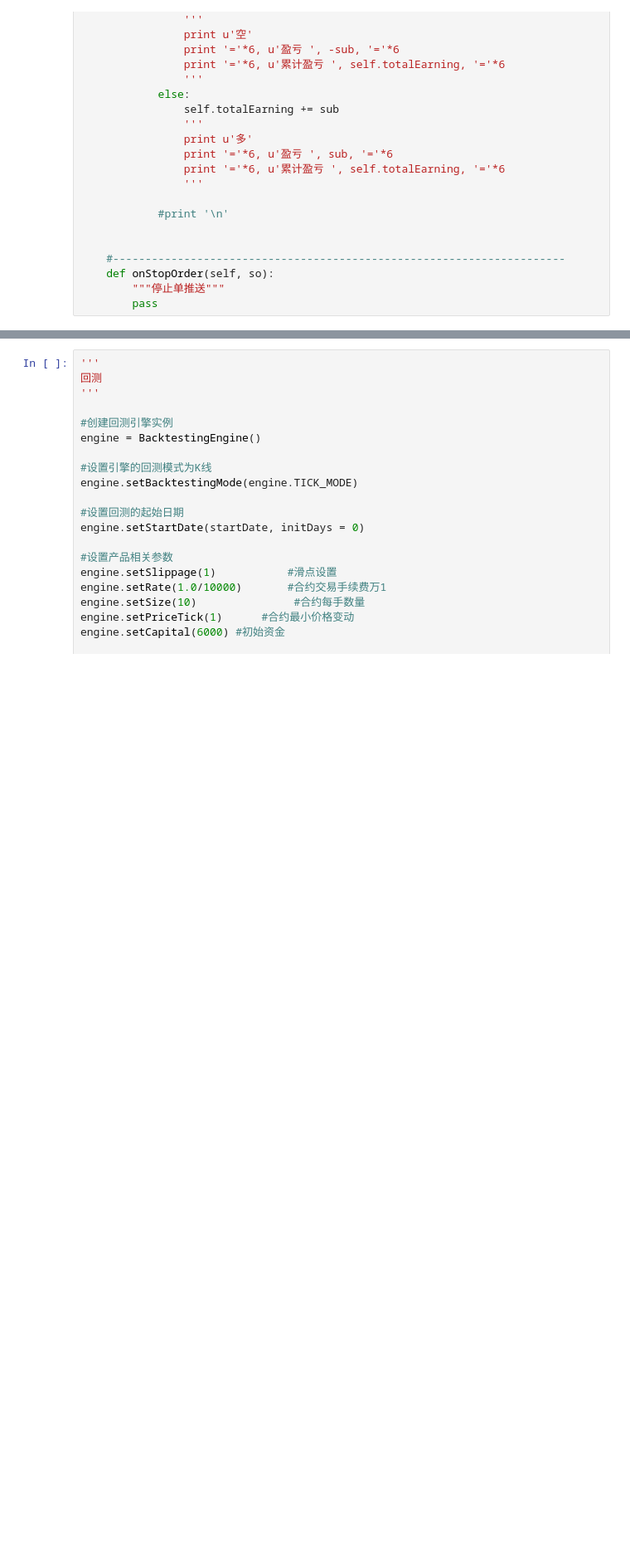
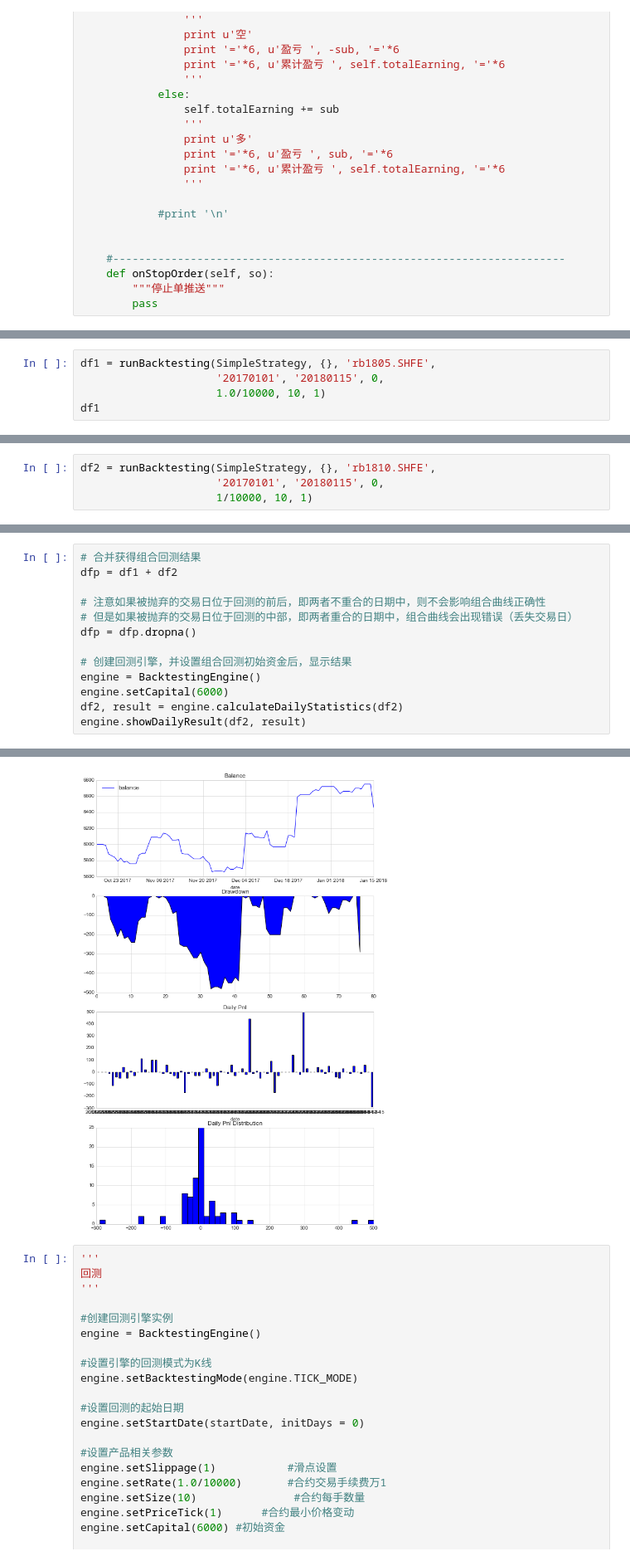
Before and after one commit to lo-e/python-for-investment, a Jupyter notebook: jupyter/Strategy/Simple.ipynb, the cells around one changed output, grey strips where cells are left out. Shown: that part at 83% size. Drawn from its saved outputs; the diff is of its cells as text; blank space fills up the shorter version.

```diff
--- a/jupyter/Strategy/Simple.ipynb
+++ b/jupyter/Strategy/Simple.ipynb
@@ -225,0 +265,5 @@ class SimpleStrategy(CtaTemplate):
+# %%
+df1 = runBacktesting(SimpleStrategy, {}, 'rb1805.SHFE',
+                     '20170101', '20180115', 0,
+                     1.0/10000, 10, 1)
+df1
@@ -225,0 +298,4 @@ class SimpleStrategy(CtaTemplate):
+# %%
+df2 = runBacktesting(SimpleStrategy, {}, 'rb1810.SHFE',
+                     '20170101', '20180115', 0,
+                     1/10000, 10, 1)
@@ -225,0 +311,14 @@ class SimpleStrategy(CtaTemplate):
+# %%
+# 合并获得组合回测结果
+dfp = df1 + df2
+
+# 注意如果被抛弃的交易日位于回测的前后，即两者不重合的日期中，则不会影响组合曲线正确性
+# 但是如果被抛弃的交易日位于回测的中部，即两者重合的日期中，组合曲线会出现错误（丢失交易日）
+dfp = dfp.dropna()
+
+# 创建回测引擎，并设置组合回测初始资金后，显示结果
+engine = BacktestingEngine()
+engine.setCapital(6000)
+df2, result = engine.calculateDailyStatistics(df2)
+engine.showDailyResult(df2, result)
+# %% [output]
@@ -226,3 +342,4 @@ class SimpleStrategy(CtaTemplate):
+[figure, added]
 # %%
 '''
 回测
```
Also changed, not shown: parts of 5 cells of this notebook, 2 other files.
